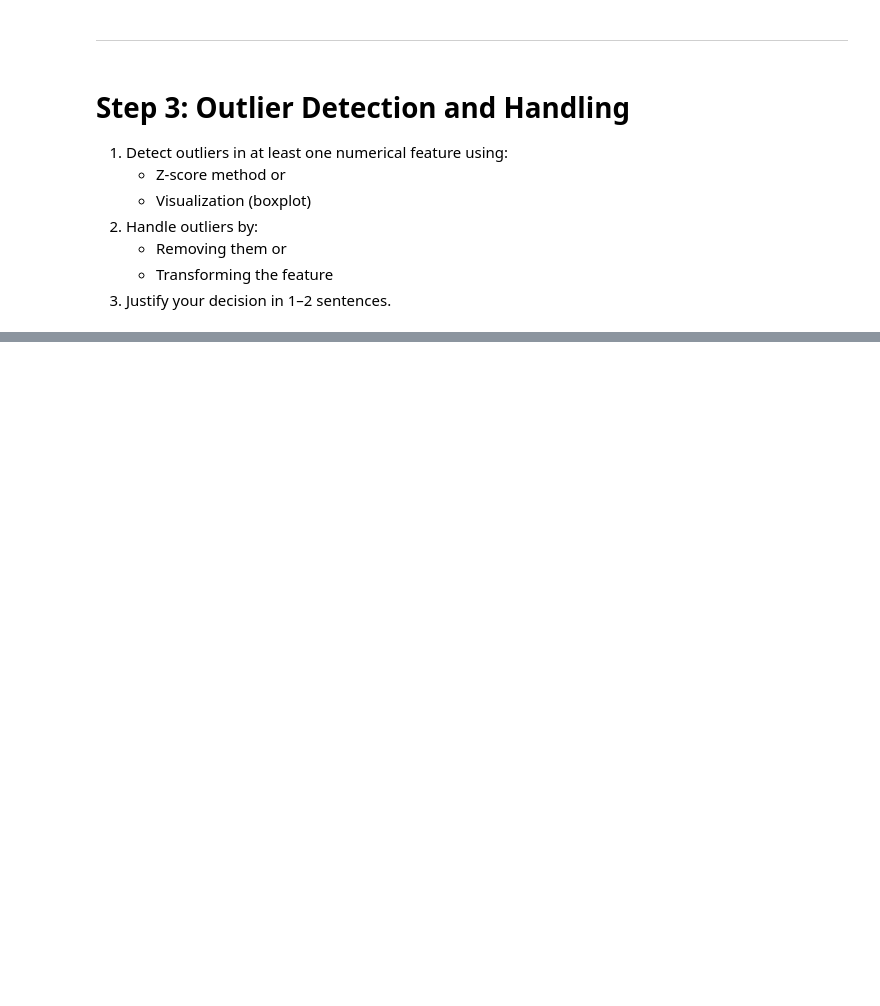
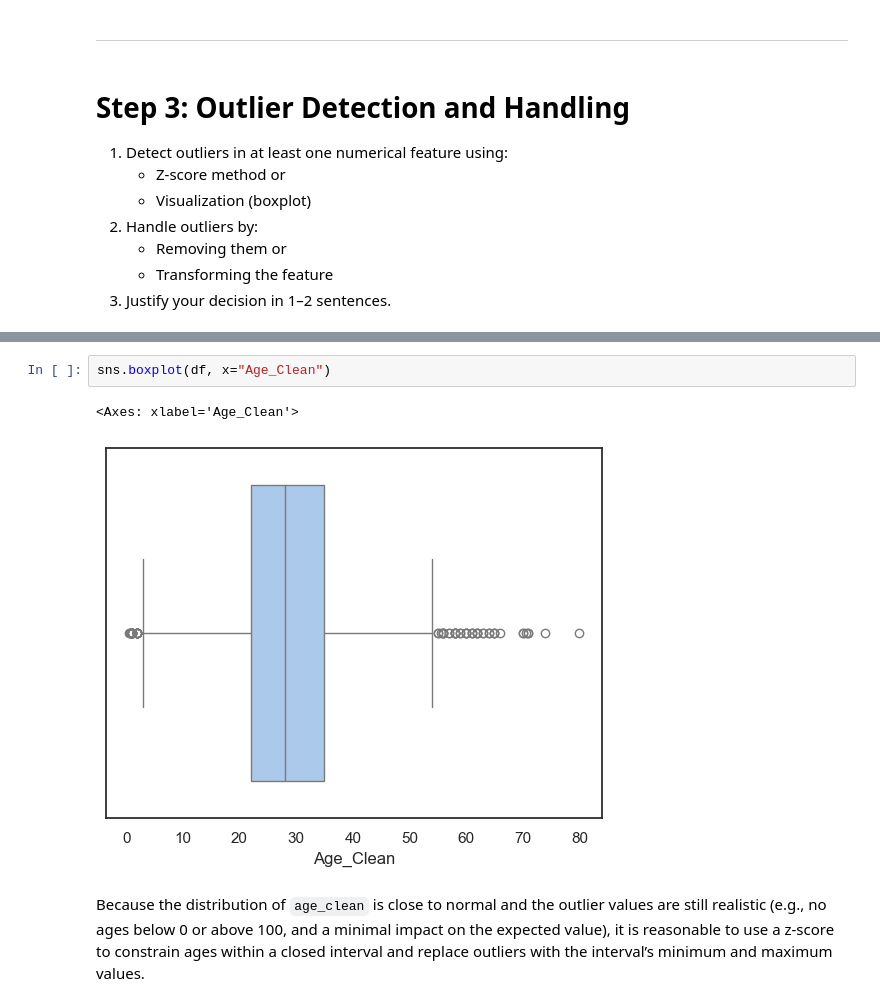
Before and after one commit to SakigamiYang/srh_statistics-and-machine-learning, a Jupyter notebook: exercises/in_class_week_02.ipynb, the cells around one changed output, grey strips where cells are left out. Cells and saved outputs as stored; diff of their text form; blank space fills up the shorter version.

```diff
--- a/exercises/in_class_week_02.ipynb
+++ b/exercises/in_class_week_02.ipynb
@@ -291,0 +350,7 @@ sns.boxplot(df, x="Fare_Clean")
+# %%
+sns.boxplot(df, x="Age_Clean")
+# %% [output]
+<Axes: xlabel='Age_Clean'>
+[figure, added]
+# %% [markdown]
+Because the distribution of `age_clean` is close to normal and the outlier values are still realistic (e.g., no ages below 0 or above 100, and a minimal impact on the expected value), it is reasonable to use a z-score to constrain ages within a closed interval and replace outliers with the interval’s minimum and maximum values.
```
Also changed, not shown: parts of 28 cells of this notebook.
